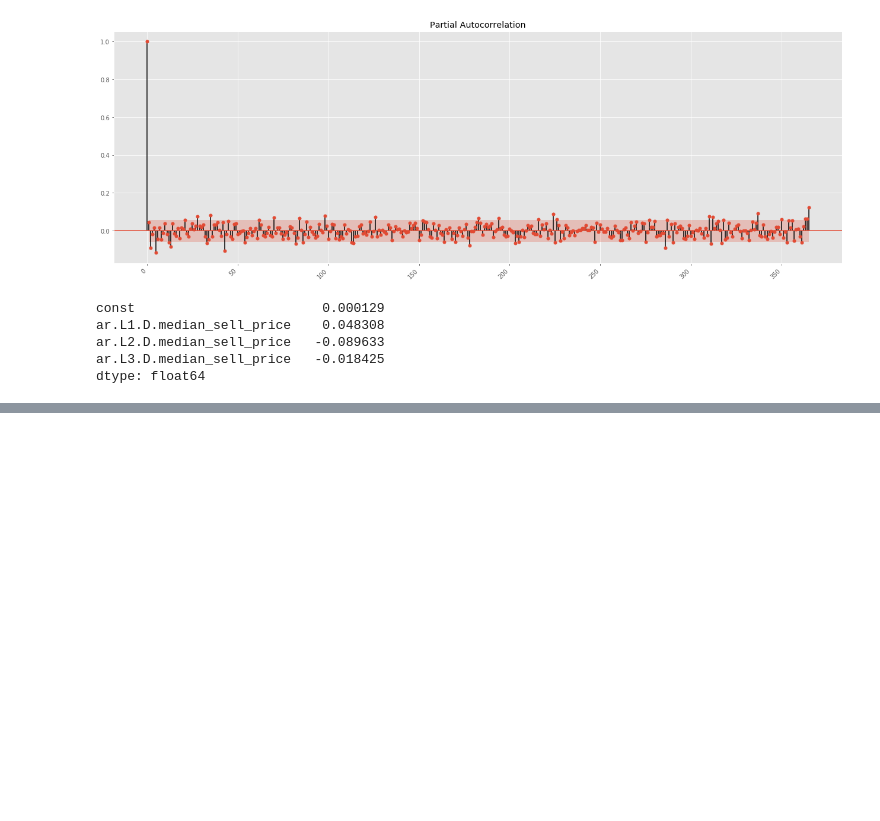
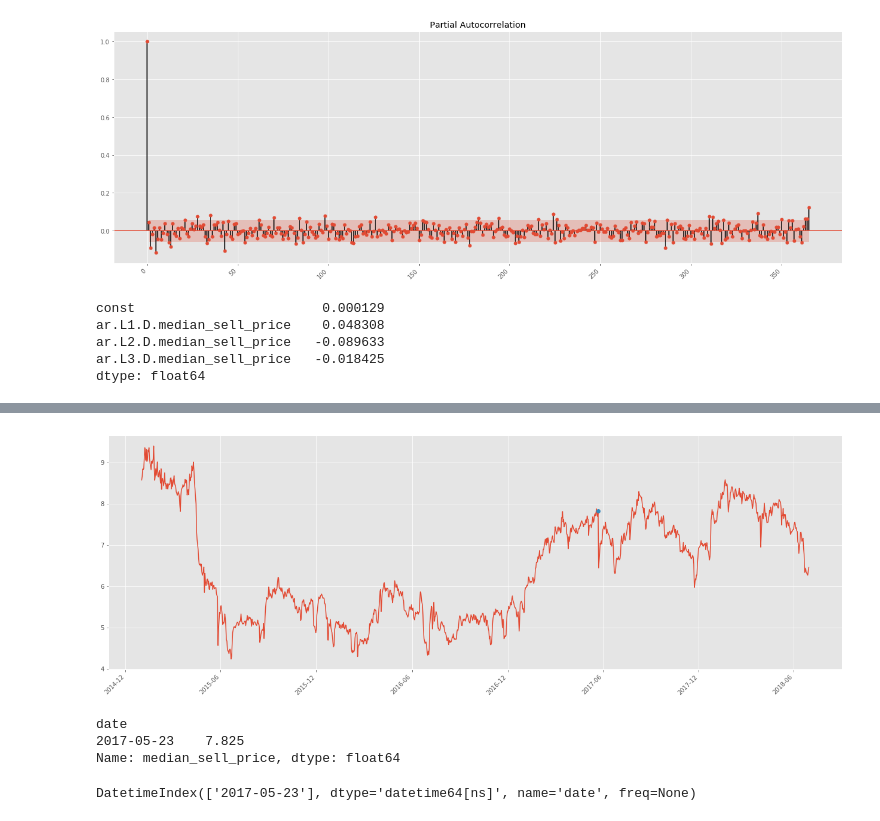
Before and after one commit to AkshayJ0shi/steam_anomaly_detection_capstone, a Jupyter notebook: series_arima.ipynb, the cells around one changed output, grey strips where cells are left out. Cells and saved outputs as stored; diff of their text form; code cells hidden in the pictures; blank space fills up the shorter version.

```diff
--- a/series_arima.ipynb
+++ b/series_arima.ipynb
@@ -99,0 +124,2 @@ _=sm.graphics.tsa.plot_acf(model.resid, lags=354, ax=ax)
+# %%
+res = model.predict_in_sample(start=1) - series.values[1:]
@@ -99,0 +132,17 @@ _=sm.graphics.tsa.plot_acf(model.resid, lags=354, ax=ax)
+# %%
+fig, ax = plt.subplots(figsize=(22, 8))
+fig.autofmt_xdate(rotation=45)
+ax.plot(series.index, series.values)
+_=ax.plot(series.index[np.argsort(res)[:-2:-1]], series[np.argsort(res)[:-2:-1]], marker='o')
+# %% [output]
+[figure, added]
+# %%
+series[np.argsort(res)][:-2:-1]
+# %% [output]
+date
+2017-05-23    7.825
+Name: median_sell_price, dtype: float64
+# %%
+series.index[np.argsort(res)][:-2:-1]
+# %% [output]
+DatetimeIndex(['2017-05-23'], dtype='datetime64[ns]', name='date', freq=None)
```
Also changed, not shown: parts of 25 cells of this notebook, 1 other file.
